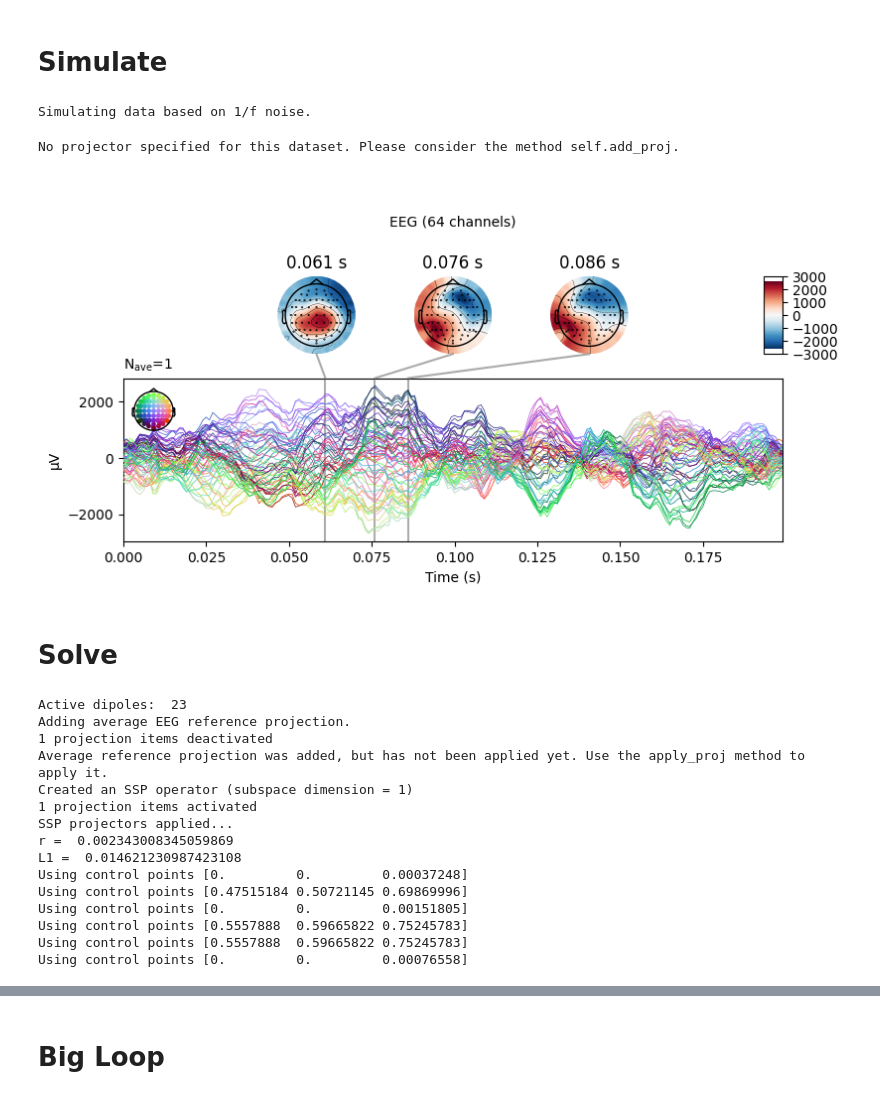
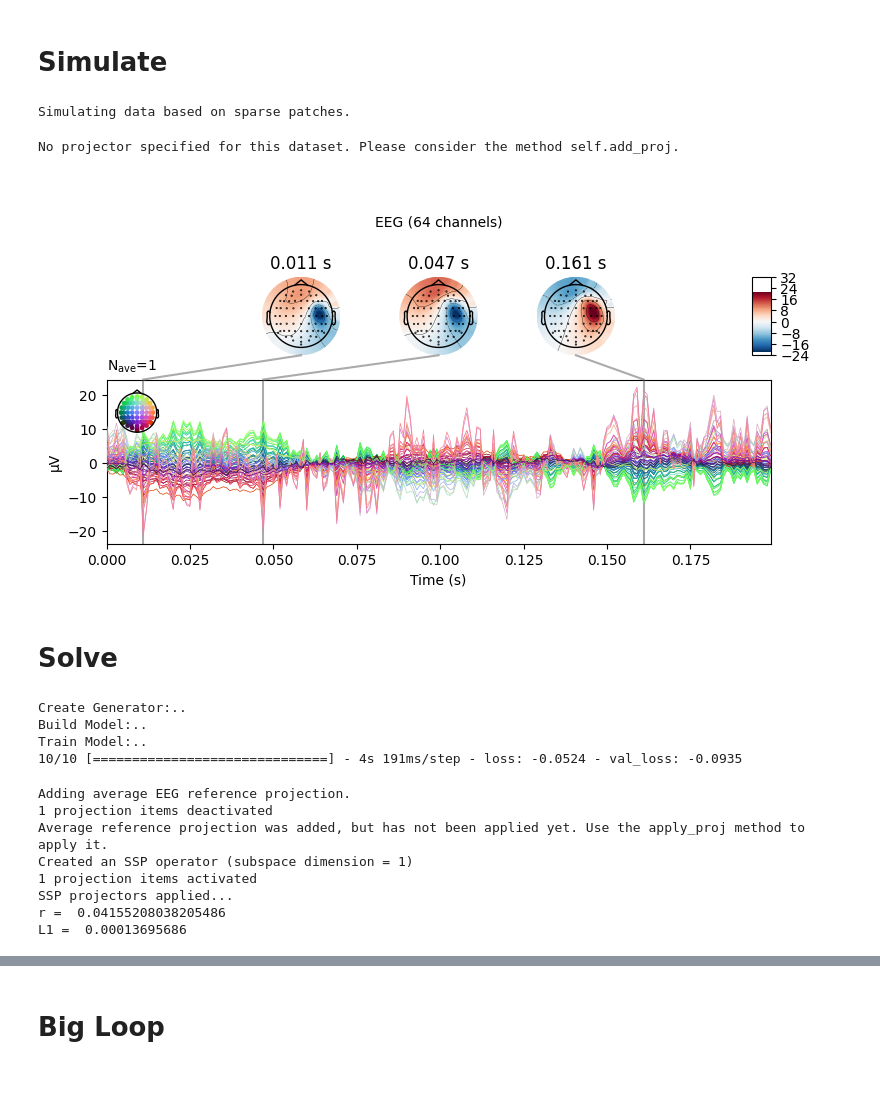
Before and after one commit to LukeTheHecker/invert, a Jupyter notebook: dev/evaluate.ipynb, the cells around one changed output, grey strips where cells are left out. Saved outputs shown, nothing was run; the diff lists cells and outputs as text; code cells hidden in the pictures.

```diff
--- a/dev/evaluate.ipynb
+++ b/dev/evaluate.ipynb
@@ -38,25 +41,25 @@ n_chans, n_dipoles = leadfield.shape
 # %%
 settings = dict(
     number_of_sources=3,
     extents=(1, 2),
     duration_of_trial=0.2,
     amplitudes=(99, 100),
     target_snr=1e99,
     beta_noise=0,
-    method="noise")
+    method="standard")
 
 sim = Simulation(fwd, info, settings).simulate(2)
 stc = sim.source_data[0]
 evoked = sim.eeg_data[0].average()
 
 stc.data /= abs(stc.data).max()
 brain = stc.plot(**pp)
 brain.add_text(0.1, 0.9, 'Ground Truth', 'title',
                font_size=14)
 evoked.plot_joint()
 # %% [output]
-Simulating data based on 1/f noise.
+Simulating data based on sparse patches.
 No projector specified for this dataset. Please consider the method self.add_proj.
-[figure, old version]
+[figure, new version]
 # %% [markdown]
 # Solve
@@ -65,7 +66,7 @@ solver.epsilon = 0.25
 # %%
-# from invert import Solver
-# solver = Solver("covcnn")
-# solver.make_inverse_operator(fwd, evoked, alpha="auto")
+from invert import Solver
+solver = Solver("FC")
+solver.make_inverse_operator(fwd, evoked, alpha="auto", epochs=1)
 stc_ = solver.apply_inverse_operator(evoked)
 
 brain = stc_.plot(**pp)
@@ -78,21 +79,18 @@ evoked_.plot_joint()
 print("r = ", pearsonr(abs(stc.data).mean(axis=-1), abs(stc_.data).mean(axis=-1))[0])
 print("L1 = ",  np.linalg.norm(stc_.data, ord=1))
 # %% [output]
-Active dipoles:  23
-Adding average EEG reference projection.
-1 projection items deactivated
-Average reference projection was added, but has not been applied yet. Use the apply_proj method to apply it.
-Created an SSP operator (subspace dimension = 1)
-1 projection items activated
-SSP projectors applied...
-r =  0.002343008345059869
-L1 =  0.014621230987423108
-Using control points [0.         0.         0.00037248]
-Using control points [0.47515184 0.50721145 0.69869996]
-Using control points [0.         0.         0.00151805]
-Using control points [0.5557888  0.59665822 0.75245783]
-Using control points [0.5557888  0.59665822 0.75245783]
-Using control points [0.         0.         0.00076558]
+Create Generator:..
+Build Model:..
+Train Model:..
+10/10 [==============================] - 4s 191ms/step - loss: -0.0524 - val_loss: -0.0935
+Adding average EEG reference projection.
+1 projection items deactivated
+Average reference projection was added, but has not been applied yet. Use the apply_proj method to apply it.
+Created an SSP operator (subspace dimension = 1)
+1 projection items activated
+SSP projectors applied...
+r =  0.04155208038205486
+L1 =  0.00013695686
 # %%
 from invert import Solver
 solver = Solver("mcmv")
```
Also changed, not shown: parts of 5 cells of this notebook, 5 other files.
